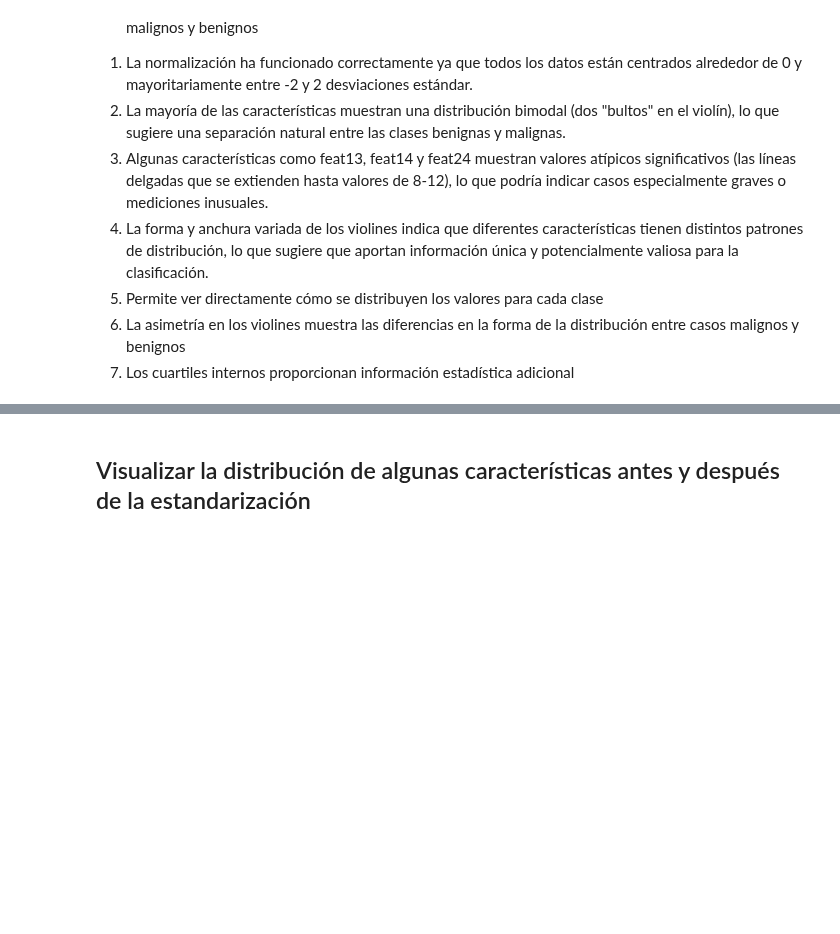
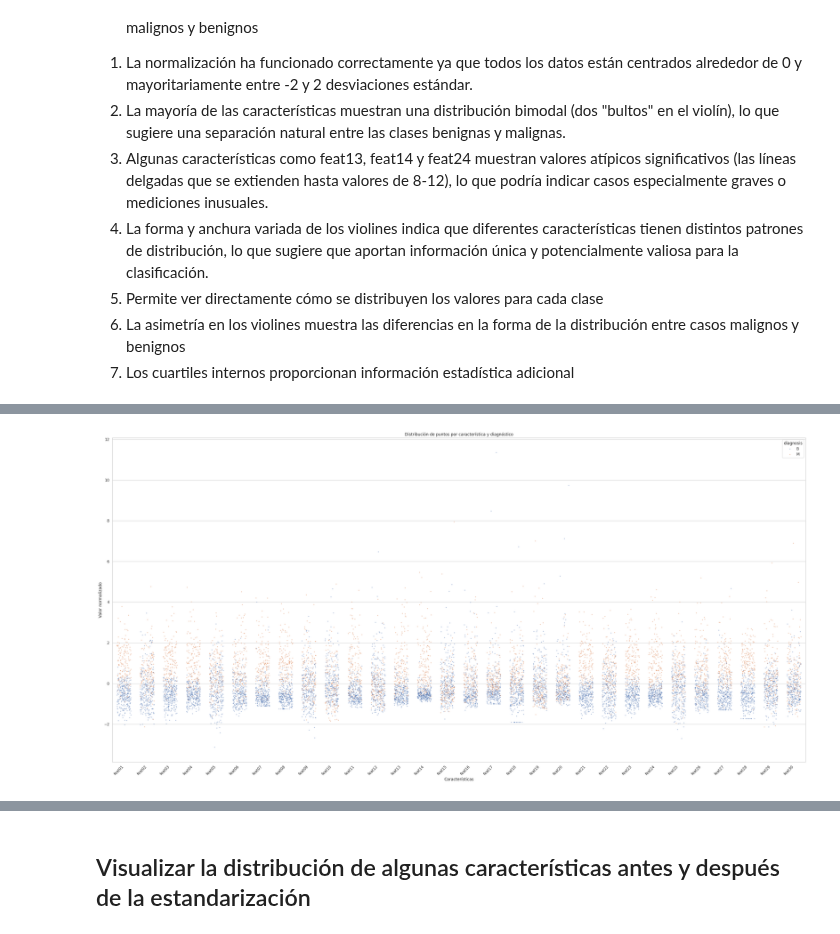
Before and after one commit to financieras/ai, a Jupyter notebook: perceptron/notebooks/data_preprocessing.ipynb, the cells around one changed output, grey strips where cells are left out. Drawn from its saved outputs; the diff is of its cells as text; code cells hidden in the pictures; blank space fills up the shorter version.

```diff
--- a/perceptron/notebooks/data_preprocessing.ipynb
+++ b/perceptron/notebooks/data_preprocessing.ipynb
@@ -244,0 +250,37 @@ El gráfico incluye:
+# %%
+# Preparar los datos en el formato correcto para seaborn
+df_scaled = pd.DataFrame(X_train_scaled, columns=feature_names)
+# Añadir la columna de diagnóstico y mapear 0->M y 1->B
+df_scaled['diagnosis'] = pd.Series(y_train).map({0: 'M', 1: 'B'})
+# Convertir los datos al formato largo (necesario para seaborn)
+df_melted = pd.melt(df_scaled,
+                    id_vars=['diagnosis'],
+                    value_vars=feature_names,
+                    var_name='features',
+                    value_name='value')
+
+# Configurar el estilo
+sns.set(style="whitegrid")
+
+# Crear el gráfico usando stripplot
+plt.figure(figsize=(30, 15))
+sns.stripplot(x='features',
+              y='value',
+              hue='diagnosis',
+              data=df_melted,
+              size=3,
+              jitter = 0.3,
+              alpha=0.4)    # Hace los puntos semitransparentes
+
+
+# Configurar el gráfico
+plt.xticks(rotation=45, ha='right')
+plt.title('Distribución de puntos por característica y diagnóstico')
+plt.xlabel('Características')
+plt.ylabel('Valor normalizado')
+
+# Ajustar el layout
+plt.tight_layout()
+plt.show()
+# %% [output]
+[figure, new version]
```
Also changed, not shown: parts of 7 cells of this notebook.
